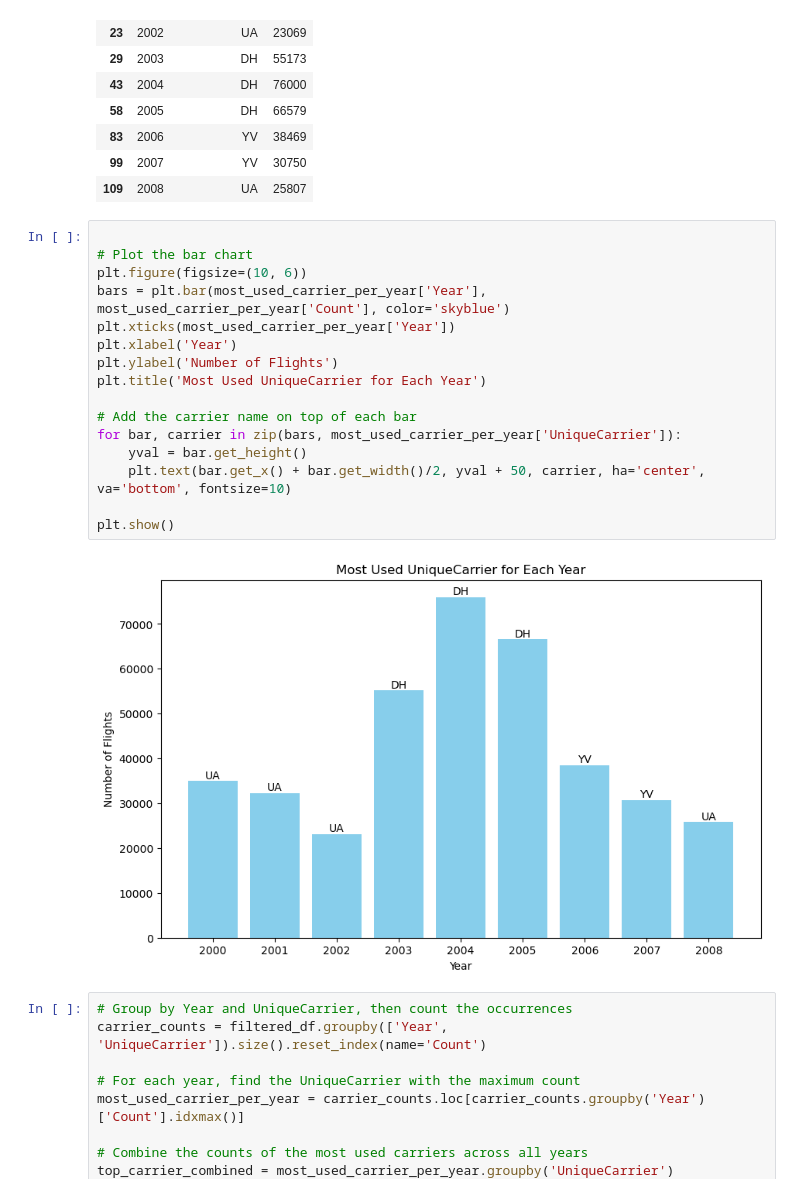
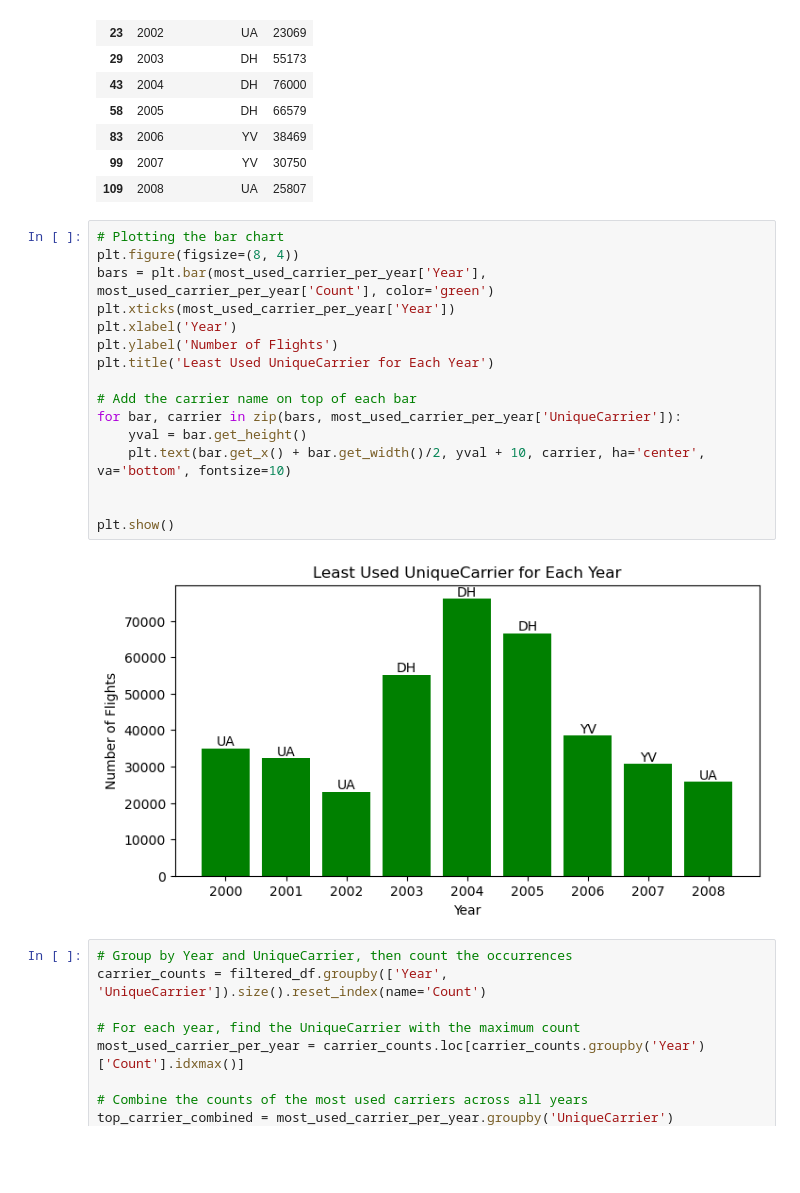
Before and after one commit to purcellcjp/module_7_project_1, a Jupyter notebook: ic.ipynb, the cells around one changed output. Drawn from its saved outputs; the diff is of its cells as text; blank space fills up the shorter version.

```diff
--- a/ic.ipynb
+++ b/ic.ipynb
@@ -90,23 +90,23 @@ most_used_carrier_per_year
 | 99 | 2007 | YV | 30750 |
 | 109 | 2008 | UA | 25807 |
 # %%
-
-# Plot the bar chart
-plt.figure(figsize=(10, 6))
-bars = plt.bar(most_used_carrier_per_year['Year'], most_used_carrier_per_year['Count'], color='skyblue')
+# Plotting the bar chart
+plt.figure(figsize=(8, 4))
+bars = plt.bar(most_used_carrier_per_year['Year'], most_used_carrier_per_year['Count'], color='green')
 plt.xticks(most_used_carrier_per_year['Year'])
 plt.xlabel('Year')
 plt.ylabel('Number of Flights')
-plt.title('Most Used UniqueCarrier for Each Year')
+plt.title('Least Used UniqueCarrier for Each Year')
 
 # Add the carrier name on top of each bar
 for bar, carrier in zip(bars, most_used_carrier_per_year['UniqueCarrier']):
     yval = bar.get_height()
-    plt.text(bar.get_x() + bar.get_width()/2, yval + 50, carrier, ha='center', va='bottom', fontsize=10)
+    plt.text(bar.get_x() + bar.get_width()/2, yval + 10, carrier, ha='center', va='bottom', fontsize=10)
+
 
 plt.show()
 # %% [output]
-[figure, old version]
+[figure, new version]
 # %%
 # Group by Year and UniqueCarrier, then count the occurrences
 carrier_counts = filtered_df.groupby(['Year', 'UniqueCarrier']).size().reset_index(name='Count')
```
Also changed, not shown: parts of 5 cells of this notebook.
